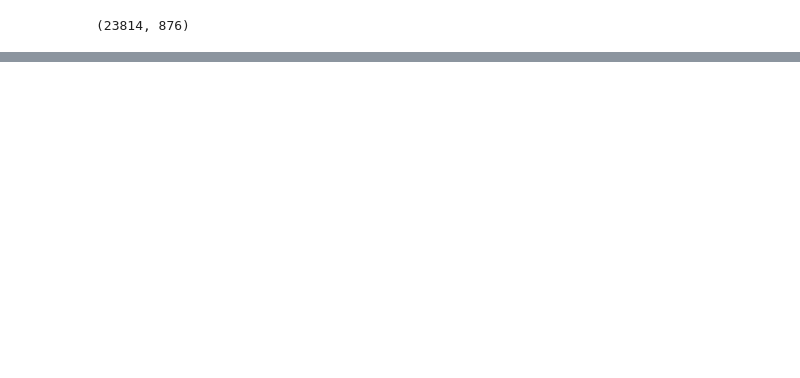
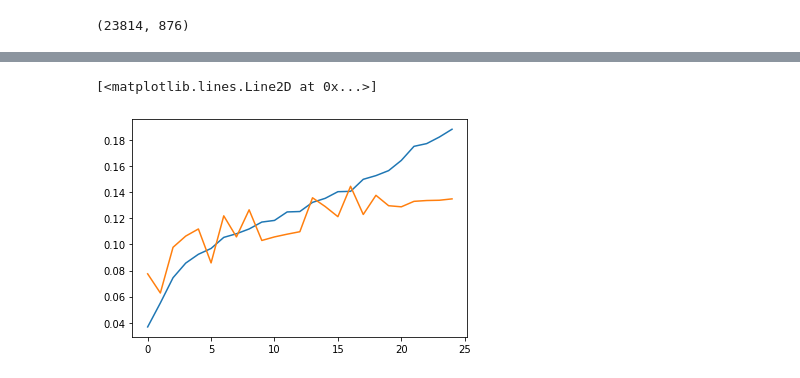
Before and after one commit to shubham1925/mechanism-of-action-prediction, a Jupyter notebook: lish_moa_new.ipynb, the cells around one changed output, grey strips where cells are left out. Saved outputs shown, nothing was run; the diff lists cells and outputs as text; code cells hidden in the pictures; blank space fills up the shorter version.

```diff
--- a/lish_moa_new.ipynb
+++ b/lish_moa_new.ipynb
@@ -191,2 +239,8 @@ for seed in SEED_ARRAY:
+# %%
+plt.plot(history.history['accuracy'])
+plt.plot(history.history['val_accuracy'])
+# %% [output]
+[<matplotlib.lines.Line2D at 0x...>]
+[figure, added]
 # %%
 models[1].predict(x_test)
```
Also changed, not shown: parts of 10 cells of this notebook.
